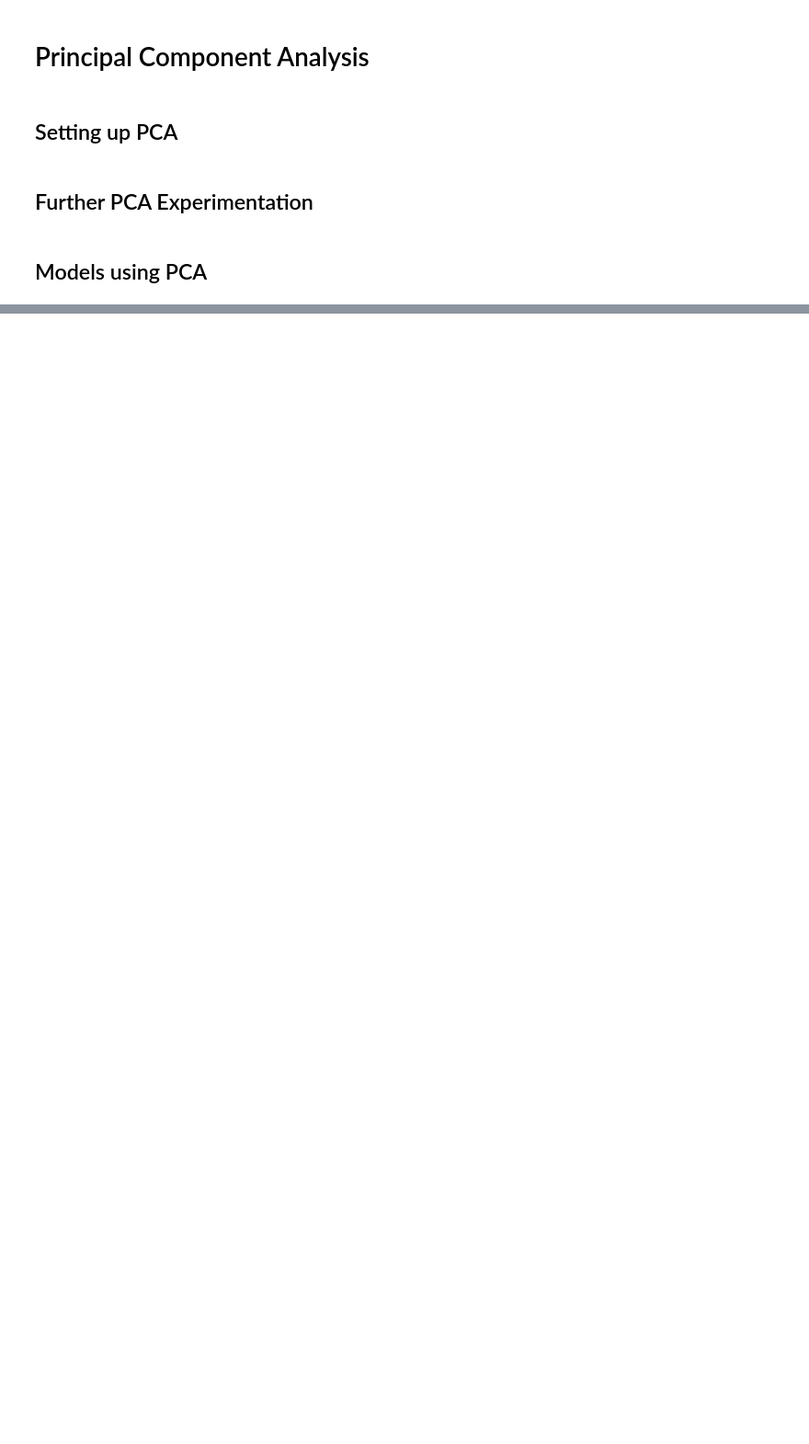
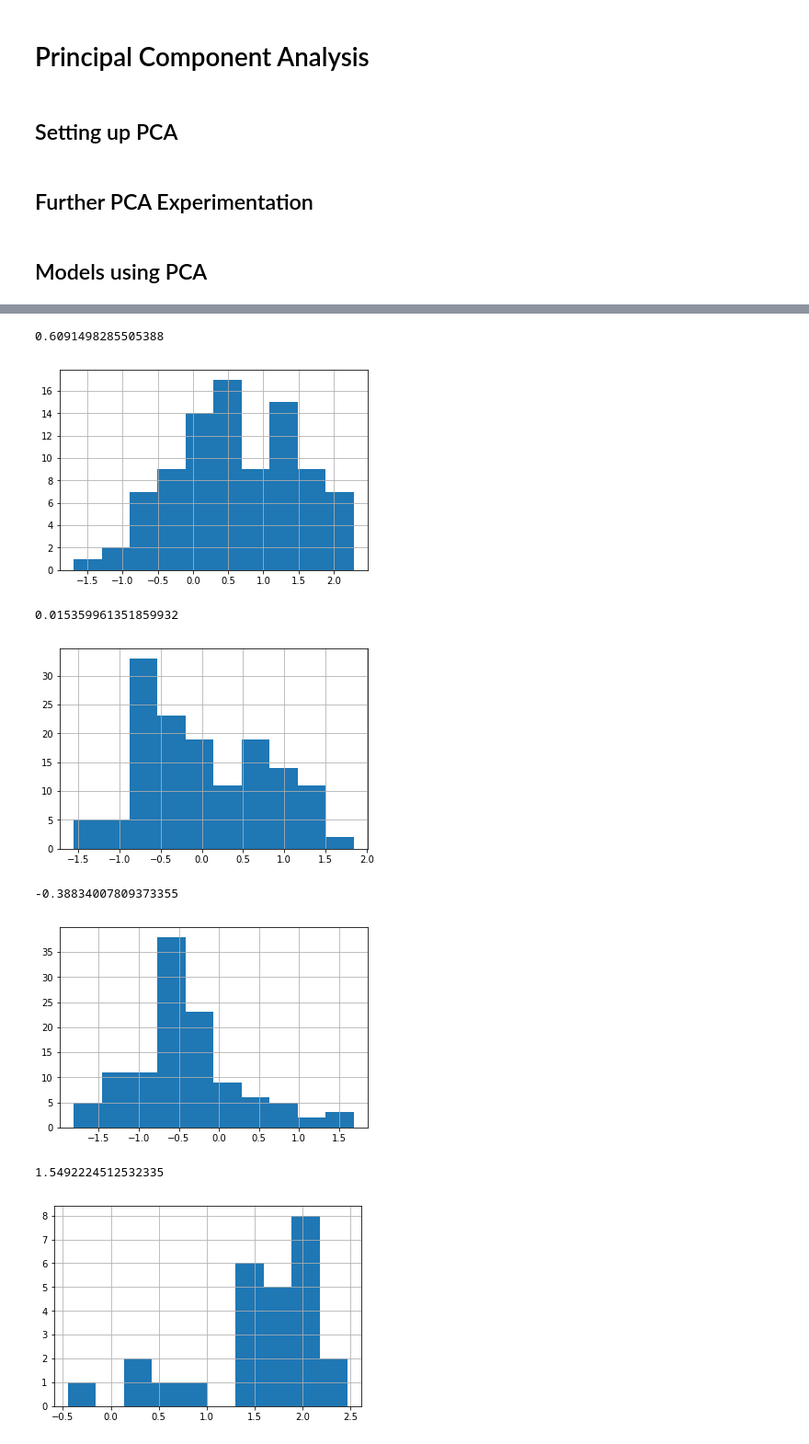
Before and after one commit to dcleung/CIS520-Project, a Jupyter notebook: Notebooks/NBA_Salaries.ipynb, the cells around one changed output, grey strips where cells are left out. Shown: that part at 92% size. Drawn from its saved outputs; the diff is of its cells as text; code cells hidden in the pictures; blank space fills up the shorter version.

Commit message:
Adds kmeans clustering

```diff
--- a/Notebooks/NBA_Salaries.ipynb
+++ b/Notebooks/NBA_Salaries.ipynb
@@ -333,7 +336,7 @@ features_df.columns.tolist()
 # %%
 # [G, GS, MP, PER, TS%, 3PAr, FTr, ORB%, DRB%, TRB%, AST%, STL%, BLK%, TOV%, USG%, blanl, OWS, DWS, WS, WS/48, blank2, OBPM, DBPM, BPM, VORP, FG, FGA, FG%, 3P, 3PA, 3P%, 2P, 2PA, 2P%, eFG%, FT, FTA, FT%, ORB, DRB, TRB, AST, STL, BLK, TOV, PF, PTS]
 features = [
- 'Pos',
+ #'Pos',
  'Age',
  #'Tm',
  'G',
@@ -385,7 +388,7 @@ features = [
  'weight',
  #'salary',
  #'season_start', # For some reason, this improves certain models?
- 'season_salary_z',
+ #'season_salary_z',
  'salary_cap_nominal',
  'salary_cap_real',
  'Round',
@@ -401,8 +404,8 @@ features_df = features_df.dropna()
 X_df = features_df[features]
 y_df = features_df["next_season_salary_z"]
 #X_df = pd.concat([X_df,pd.get_dummies(X_df['Pos'], prefix='Pos')],axis=1)
-X_df = X_df.drop(['Pos'], axis=1)
-X_df = X_df.drop(['season_salary_z'], axis=1)
+#X_df = X_df.drop(['Pos'], axis=1)
+#X_df = X_df.drop(['season_salary_z'], axis=1)
 
 # Remove features with low variance (this does nothing???)
 sel = VarianceThreshold(threshold=(.6 * (1 - .6)))
@@ -738,0 +791,2 @@ pca.explained_variance_ratio_
+# %%
+kmeans = cluster.KMeans(n_clusters=8).fit(X)
@@ -738,0 +810,14 @@ pca.explained_variance_ratio_
+# %%
+for i in range(8):
+    y_df[kmeans.labels_ == i].hist()
+    print(y_df[kmeans.labels_ == i].mean())
+    plt.show()
+# %% [output]
+0.6091498285505388
+[figure, added]
+0.015359961351859932
+[figure, added]
+-0.38834007809373355
+[figure, added]
+1.5492224512532335
+[figure, added]
```
Also changed, not shown: parts of 39 cells of this notebook.
